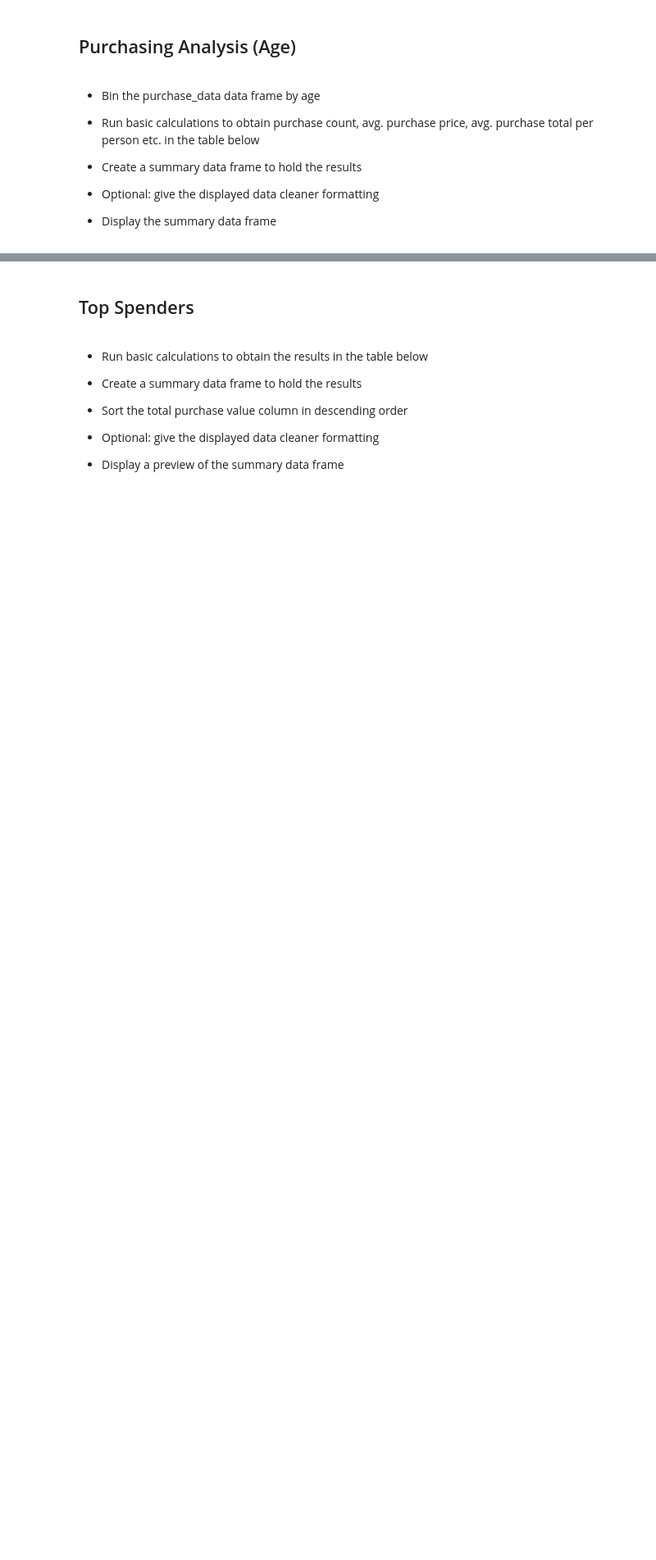
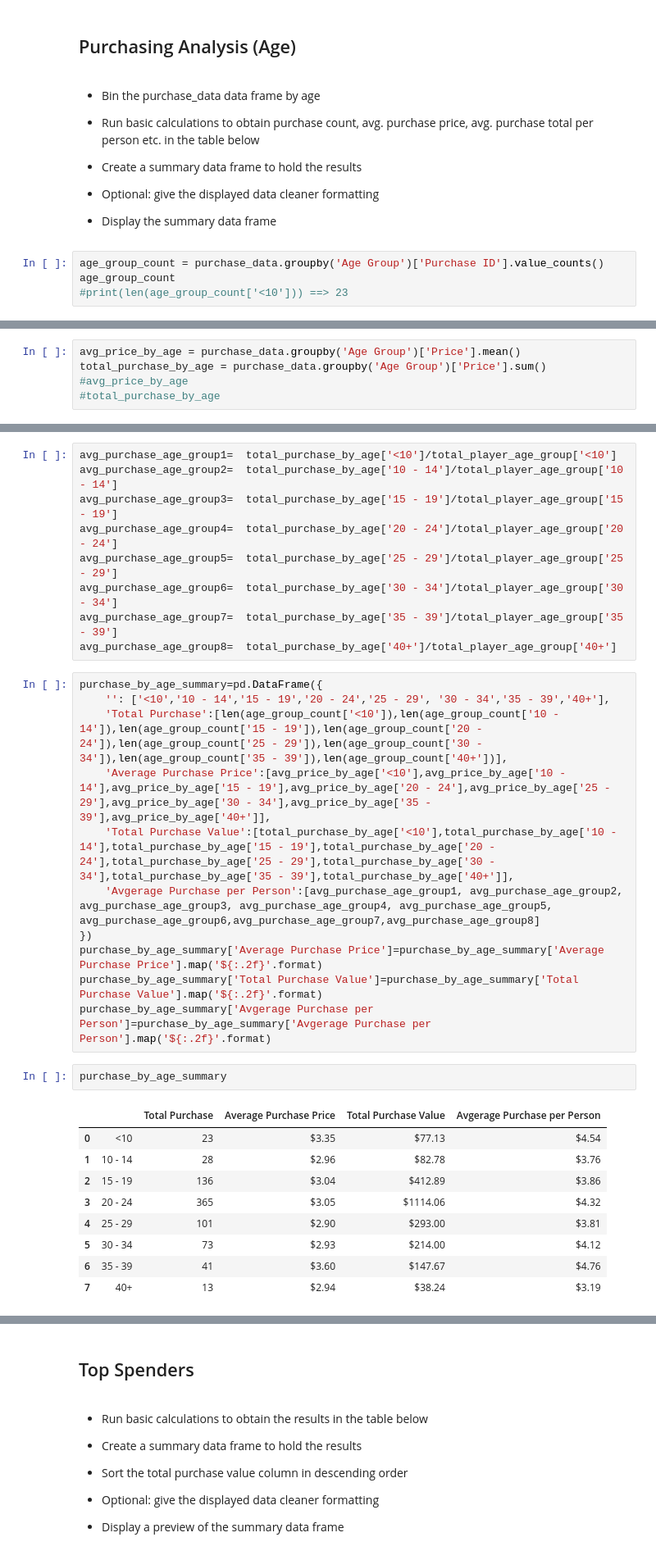
Before and after one commit to avbui-coat/pandas_challenge, a Jupyter notebook: Heroes_of_Pymoli/Heroes_Of_Pymoli_starter.ipynb, the cells around one changed output, grey strips where cells are left out. Shown at 82% size. Cells and saved outputs as stored; diff of their text form; blank space fills up the shorter version.

Commit message:
completed age purchase analysis

```diff
--- a/Heroes_of_Pymoli/Heroes_Of_Pymoli_starter.ipynb
+++ b/Heroes_of_Pymoli/Heroes_Of_Pymoli_starter.ipynb
@@ -337,3 +336,7 @@ age_summary.to_csv("Age_Demographics_Summary")
 
 
 * Display the summary data frame
+# %%
+age_group_count = purchase_data.groupby('Age Group')['Purchase ID'].value_counts()
+age_group_count
+#print(len(age_group_count['<10'])) ==> 23
@@ -339,0 +357,5 @@ age_summary.to_csv("Age_Demographics_Summary")
+# %%
+avg_price_by_age = purchase_data.groupby('Age Group')['Price'].mean()
+total_purchase_by_age = purchase_data.groupby('Age Group')['Price'].sum()
+#avg_price_by_age
+#total_purchase_by_age
@@ -339,0 +373,32 @@ age_summary.to_csv("Age_Demographics_Summary")
+# %%
+avg_purchase_age_group1=  total_purchase_by_age['<10']/total_player_age_group['<10']
+avg_purchase_age_group2=  total_purchase_by_age['10 - 14']/total_player_age_group['10 - 14']
+avg_purchase_age_group3=  total_purchase_by_age['15 - 19']/total_player_age_group['15 - 19']
+avg_purchase_age_group4=  total_purchase_by_age['20 - 24']/total_player_age_group['20 - 24']
+avg_purchase_age_group5=  total_purchase_by_age['25 - 29']/total_player_age_group['25 - 29']
+avg_purchase_age_group6=  total_purchase_by_age['30 - 34']/total_player_age_group['30 - 34']
+avg_purchase_age_group7=  total_purchase_by_age['35 - 39']/total_player_age_group['35 - 39']
+avg_purchase_age_group8=  total_purchase_by_age['40+']/total_player_age_group['40+']
+# %%
+purchase_by_age_summary=pd.DataFrame({
+    '': ['<10','10 - 14','15 - 19','20 - 24','25 - 29', '30 - 34','35 - 39','40+'],
+    'Total Purchase':[len(age_group_count['<10']),len(age_group_count['10 - 14']),len(age_group_count['15 - 19']),len(age_group_count['20 - 24']),len(age_group_count['25 - 29']),len(age_group_count['30 - 34']),len(age_group_count['35 - 39']),len(age_group_count['40+'])],
+    'Average Purchase Price':[avg_price_by_age['<10'],avg_price_by_age['10 - 14'],avg_price_by_age['15 - 19'],avg_price_by_age['20 - 24'],avg_price_by_age['25 - 29'],avg_price_by_age['30 - 34'],avg_price_by_age['35 - 39'],avg_price_by_age['40+']],
+    'Total Purchase Value':[total_purchase_by_age['<10'],total_purchase_by_age['10 - 14'],total_purchase_by_age['15 - 19'],total_purchase_by_age['20 - 24'],total_purchase_by_age['25 - 29'],total_purchase_by_age['30 - 34'],total_purchase_by_age['35 - 39'],total_purchase_by_age['40+']],
+    'Avgerage Purchase per Person':[avg_purchase_age_group1, avg_purchase_age_group2, avg_purchase_age_group3, avg_purchase_age_group4, avg_purchase_age_group5, avg_purchase_age_group6,avg_purchase_age_group7,avg_purchase_age_group8]
+})
+purchase_by_age_summary['Average Purchase Price']=purchase_by_age_summary['Average Purchase Price'].map('${:.2f}'.format)
+purchase_by_age_summary['Total Purchase Value']=purchase_by_age_summary['Total Purchase Value'].map('${:.2f}'.format)
+purchase_by_age_summary['Avgerage Purchase per Person']=purchase_by_age_summary['Avgerage Purchase per Person'].map('${:.2f}'.format)
+# %%
+purchase_by_age_summary
+# %% [output]
+|  |  | Total Purchase | Average Purchase Price | Total Purchase Value | Avgerage Purchase per Person |
+| 0 | <10 | 23 | $3.35 | $77.13 | $4.54 |
+| 1 | 10 - 14 | 28 | $2.96 | $82.78 | $3.76 |
+| 2 | 15 - 19 | 136 | $3.04 | $412.89 | $3.86 |
+| 3 | 20 - 24 | 365 | $3.05 | $1114.06 | $4.32 |
+| 4 | 25 - 29 | 101 | $2.90 | $293.00 | $3.81 |
+| 5 | 30 - 34 | 73 | $2.93 | $214.00 | $4.12 |
+| 6 | 35 - 39 | 41 | $3.60 | $147.67 | $4.76 |
+| 7 | 40+ | 13 | $2.94 | $38.24 | $3.19 |
```
Also changed, not shown: parts of 6 cells of this notebook, 1 other file.
